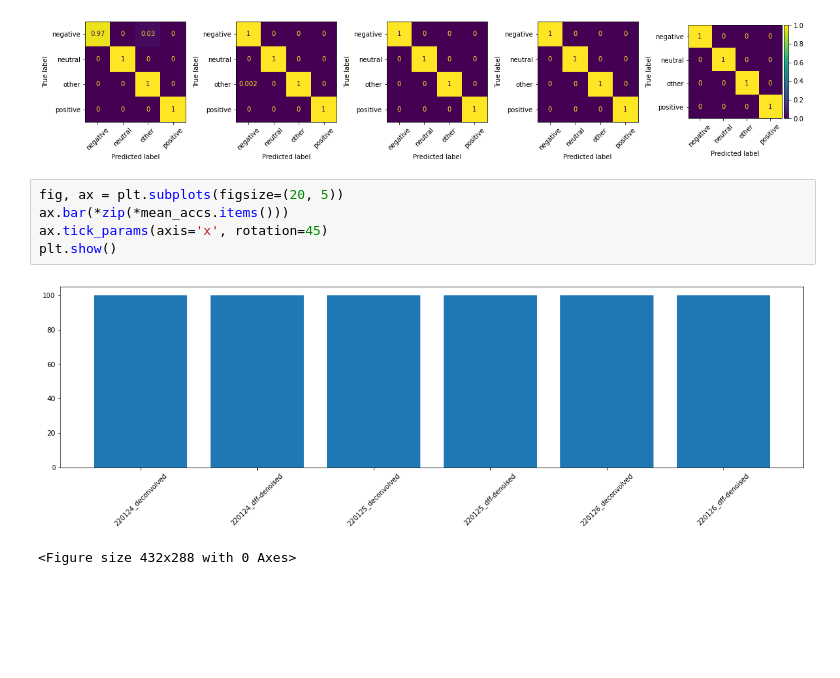
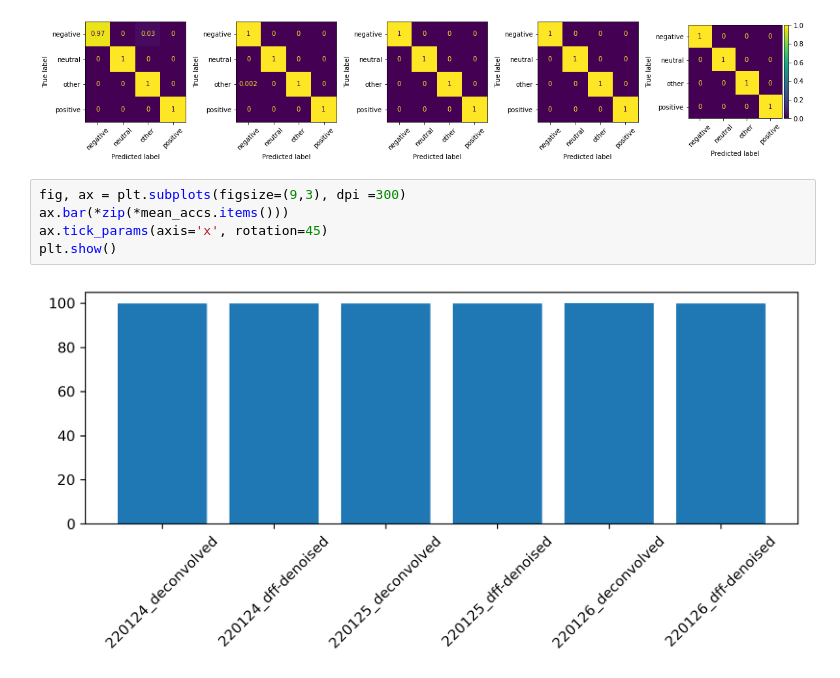
Before and after one commit to frederikrogge/compsci-project-2, a Jupyter notebook: src/notebooks/03_ann.ipynb, the cells around one changed output. Drawn from its saved outputs; the diff is of its cells as text; blank space fills up the shorter version.

```diff
--- a/src/notebooks/03_ann.ipynb
+++ b/src/notebooks/03_ann.ipynb
@@ -347,10 +347,9 @@ for fn in file_names:
  Mean Test accuracy across folds for KKL366_220126_dff-denoised: 99.92117117117118
 [figure]
 # %%
-fig, ax = plt.subplots(figsize=(20, 5))
+fig, ax = plt.subplots(figsize=(9,3), dpi =300)
 ax.bar(*zip(*mean_accs.items()))
 ax.tick_params(axis='x', rotation=45)
 plt.show()
 # %% [output]
-[figure, old version]
+[figure, new version]
-<Figure size 432x288 with 0 Axes>
```
